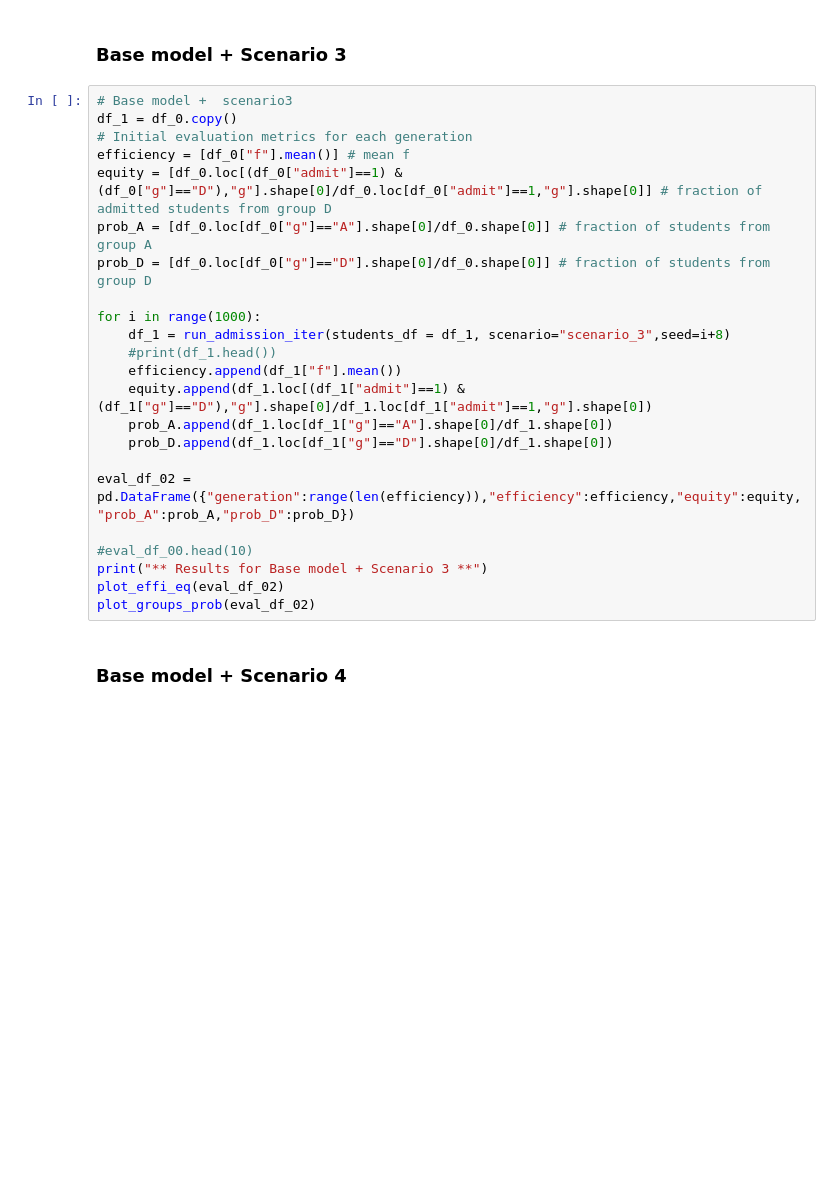
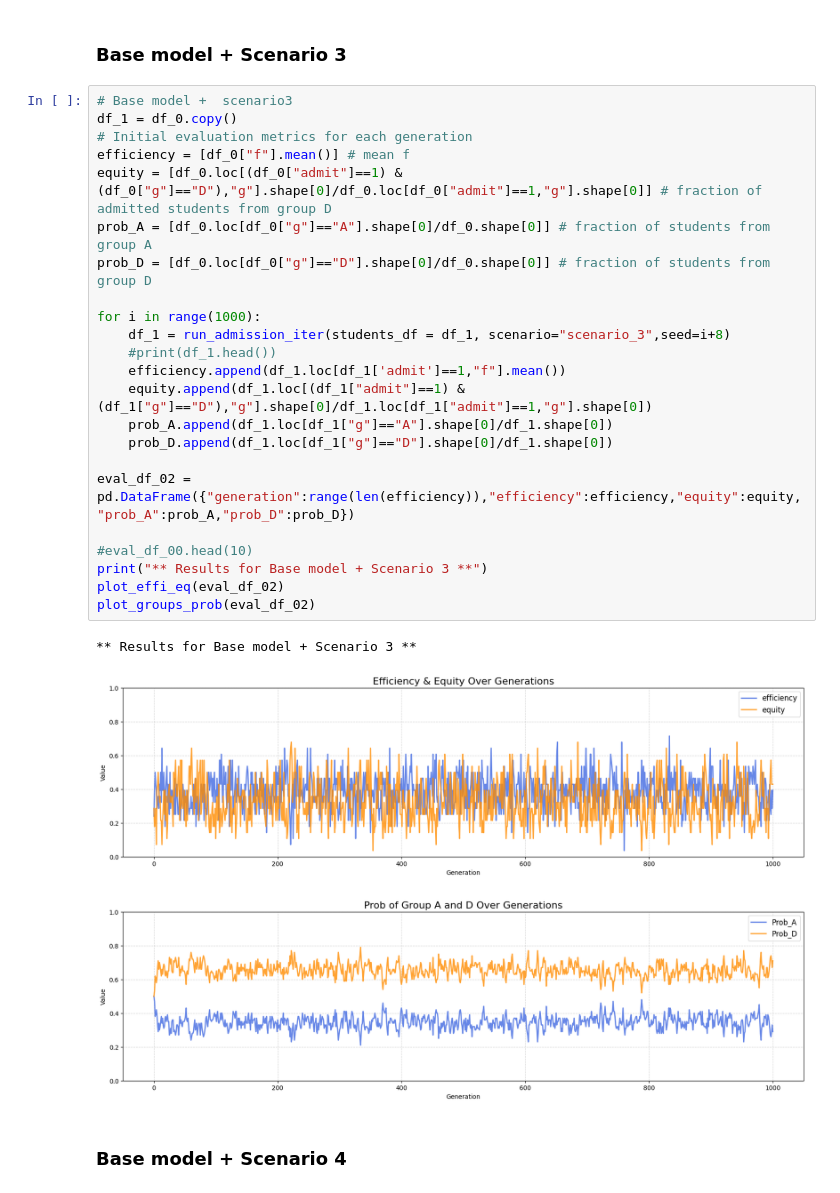
Before and after one commit to xav1002/DCDS_500_Project_1_LM_YX_VX, a Jupyter notebook: main.ipynb, the cells around one changed output. Cells and saved outputs as stored; diff of their text form; blank space fills up the shorter version.

```diff
--- a/main.ipynb
+++ b/main.ipynb
@@ -492,26 +663,30 @@ plot_groups_prob(eval_df_01)
 # %%
 # Base model +  scenario3
 df_1 = df_0.copy()
 # Initial evaluation metrics for each generation
 efficiency = [df_0["f"].mean()] # mean f
 equity = [df_0.loc[(df_0["admit"]==1) & (df_0["g"]=="D"),"g"].shape[0]/df_0.loc[df_0["admit"]==1,"g"].shape[0]] # fraction of admitted students from group D
 prob_A = [df_0.loc[df_0["g"]=="A"].shape[0]/df_0.shape[0]] # fraction of students from group A
 prob_D = [df_0.loc[df_0["g"]=="D"].shape[0]/df_0.shape[0]] # fraction of students from group D
 
 for i in range(1000):
     df_1 = run_admission_iter(students_df = df_1, scenario="scenario_3",seed=i+8)
     #print(df_1.head())
-    efficiency.append(df_1["f"].mean())
+    efficiency.append(df_1.loc[df_1['admit']==1,"f"].mean())
     equity.append(df_1.loc[(df_1["admit"]==1) & (df_1["g"]=="D"),"g"].shape[0]/df_1.loc[df_1["admit"]==1,"g"].shape[0])
     prob_A.append(df_1.loc[df_1["g"]=="A"].shape[0]/df_1.shape[0])
     prob_D.append(df_1.loc[df_1["g"]=="D"].shape[0]/df_1.shape[0])
 
 eval_df_02 = pd.DataFrame({"generation":range(len(efficiency)),"efficiency":efficiency,"equity":equity,"prob_A":prob_A,"prob_D":prob_D})
 
 #eval_df_00.head(10)
 print("** Results for Base model + Scenario 3 **")
 plot_effi_eq(eval_df_02)
 plot_groups_prob(eval_df_02)
+# %% [output]
+** Results for Base model + Scenario 3 **
+[figure, added]
+[figure, added]
 # %% [markdown]
 ### Base model + Scenario 4
 # %%
```
Also changed, not shown: parts of 12 cells of this notebook.
